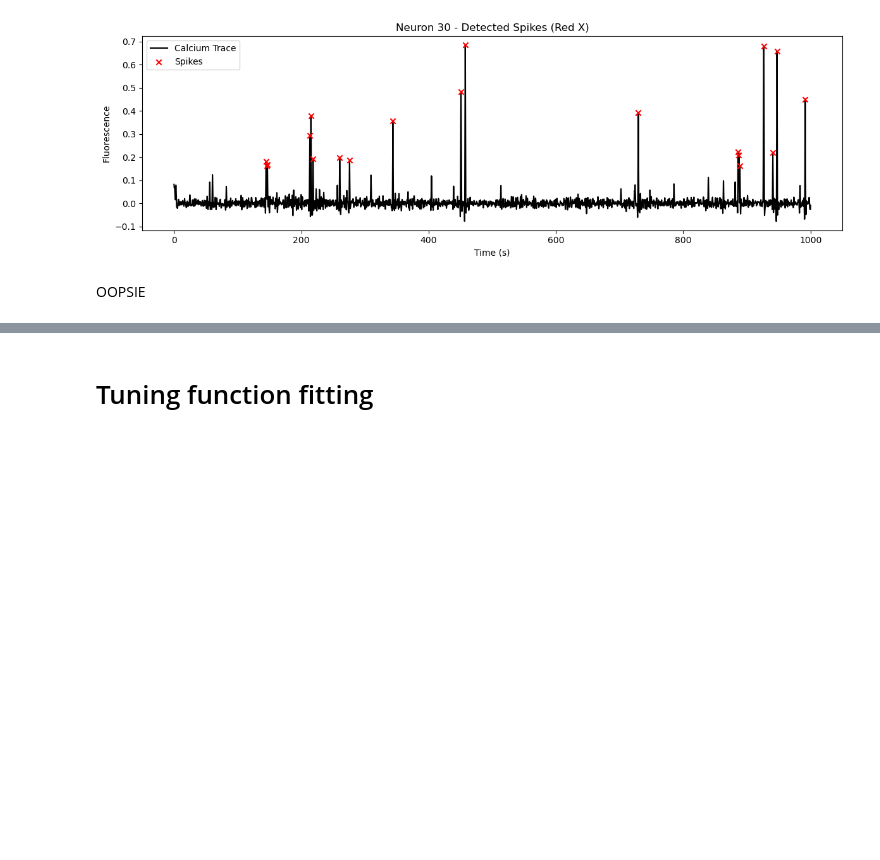
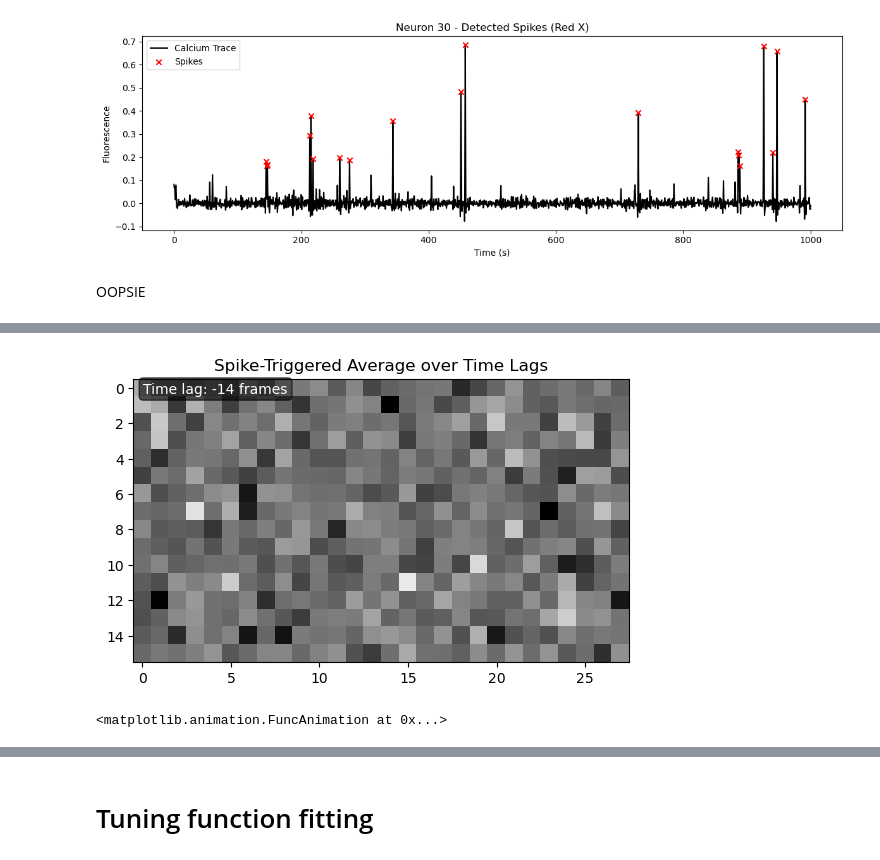
Before and after one commit to luciaganton/Neural-Data-Science, a Jupyter notebook: practical02_colab.ipynb, the cells around one changed output, grey strips where cells are left out. Drawn from its saved outputs; the diff is of its cells as text; code cells hidden in the pictures; blank space fills up the shorter version.

```diff
--- a/practical02_colab.ipynb
+++ b/practical02_colab.ipynb
@@ -547,10 +551,18 @@ plt.plot(activity_trace[100, :], alpha=0.5)
 # Simple threshold-based method
 
 from scipy.signal import find_peaks
+from scipy.stats import zscore
+
+# threshold
+
+N = 2
+
+# Compute z score from scipy library
+normalized_trace = zscore(filtered_trace, axis=1)
 
 
 def detect_spikes_single_neuron(
-    trace: np.ndarray, fs: float, N: int = 10, lockout: float = 0.25
+    trace: np.ndarray, fs: float, N: int = N, lockout: float = 0.25
 ):
     """
     Detect spikes in a 1D calcium signal using a robust threshold and refractory period.
@@ -567,8 +579,8 @@ def detect_spikes_single_neuron(
         threshold: computed threshold
     """
     # Compute robust standard deviation
-    sigma = np.median(np.abs(trace - np.median(trace)) / 0.6745)
-    threshold = N * sigma
+    # sigma = np.median(np.abs(trace - np.median(trace)) / 0.6745)
+    threshold = N
 
     # Use upward peaks over +threshold (for calcium), so flip sign if needed
     spike_idxs, _ = find_peaks(
@@ -582,7 +594,7 @@ def detect_spikes_single_neuron(
 # Apply to all neurons
 
 
-def run_detect_spikes_all_neurons(data, fs=fs, N=10, lockout=0.25):
+def run_detect_spikes_all_neurons(data, fs=fs, N=N, lockout=0.25):
     spike_events = []
 
     for neuron_id in range(data.shape[0]):
@@ -595,6 +607,8 @@ def run_detect_spikes_all_neurons(data, fs=fs, N=10, lockout=0.25):
     return pd.DataFrame(spike_events)
 
 
-spikes_custom = run_detect_spikes_all_neurons(filtered_trace, fs=fs, N=10, lockout=0.25)
+spikes_custom = run_detect_spikes_all_neurons(
+    normalized_trace, fs=fs, N=N, lockout=0.25
+)
 print(spikes_custom.head())
 # %% [output]
@@ -739,0 +818,9 @@ plot_oopsi_results(filtered_trace, n_traces, C_traces, neuron_idx=0, fs=fs)
+# %%
+sta = compute_temporal_sta(
+    spike_trace=n,
+    stim_epochs=stim_epochs,
+    stim_metadata=stim_metadata,
+    stims=stims,
+    stim_type="locally_sparse_noise",
+    n_lags=15,  # For example, 15 lags (i.e., half a second if 30Hz)
+)
@@ -739,0 +888,6 @@ plot_oopsi_results(filtered_trace, n_traces, C_traces, neuron_idx=0, fs=fs)
+# %%
+# Assume sta is the output from compute_temporal_sta(...)
+animate_sta(sta, interval=100, cmap="gray", save_path="sta_movie.gif")
+# %% [output]
+[figure, added]
+<matplotlib.animation.FuncAnimation at 0x...>
```
Also changed, not shown: parts of 24 cells of this notebook.
